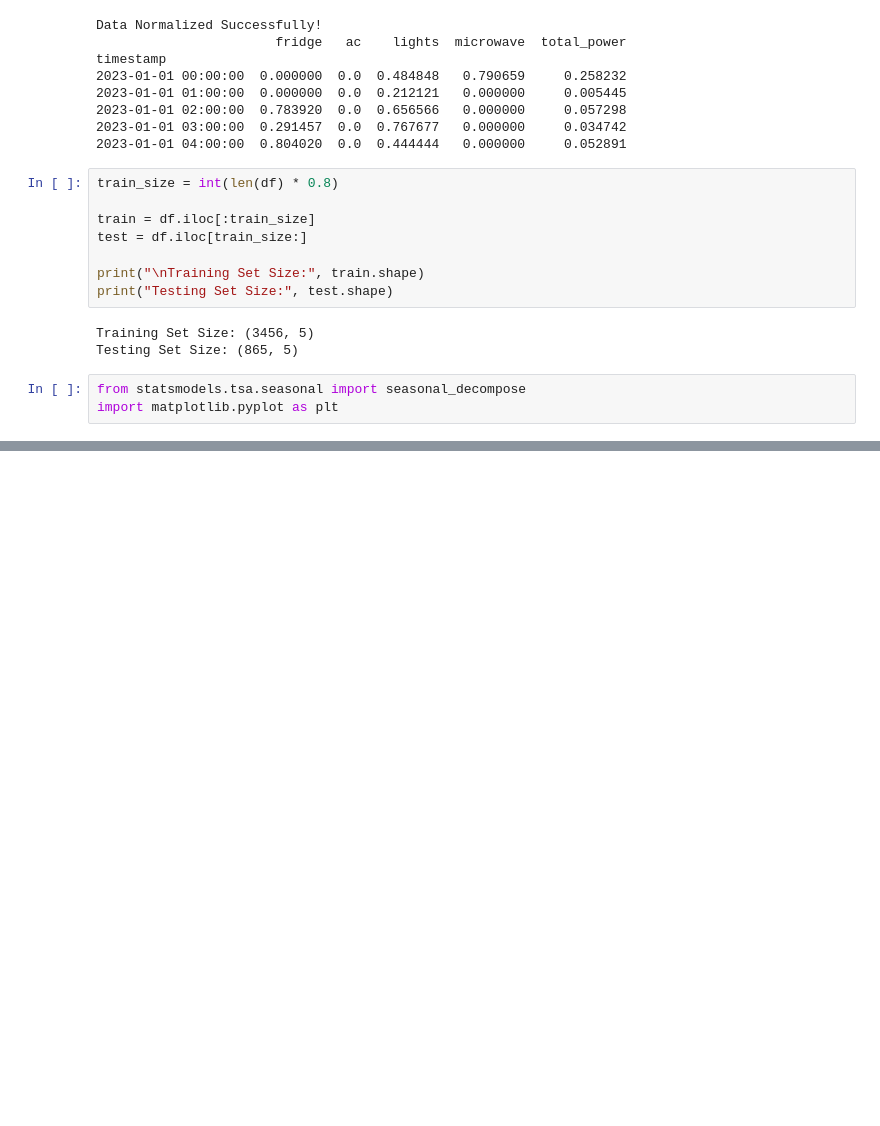
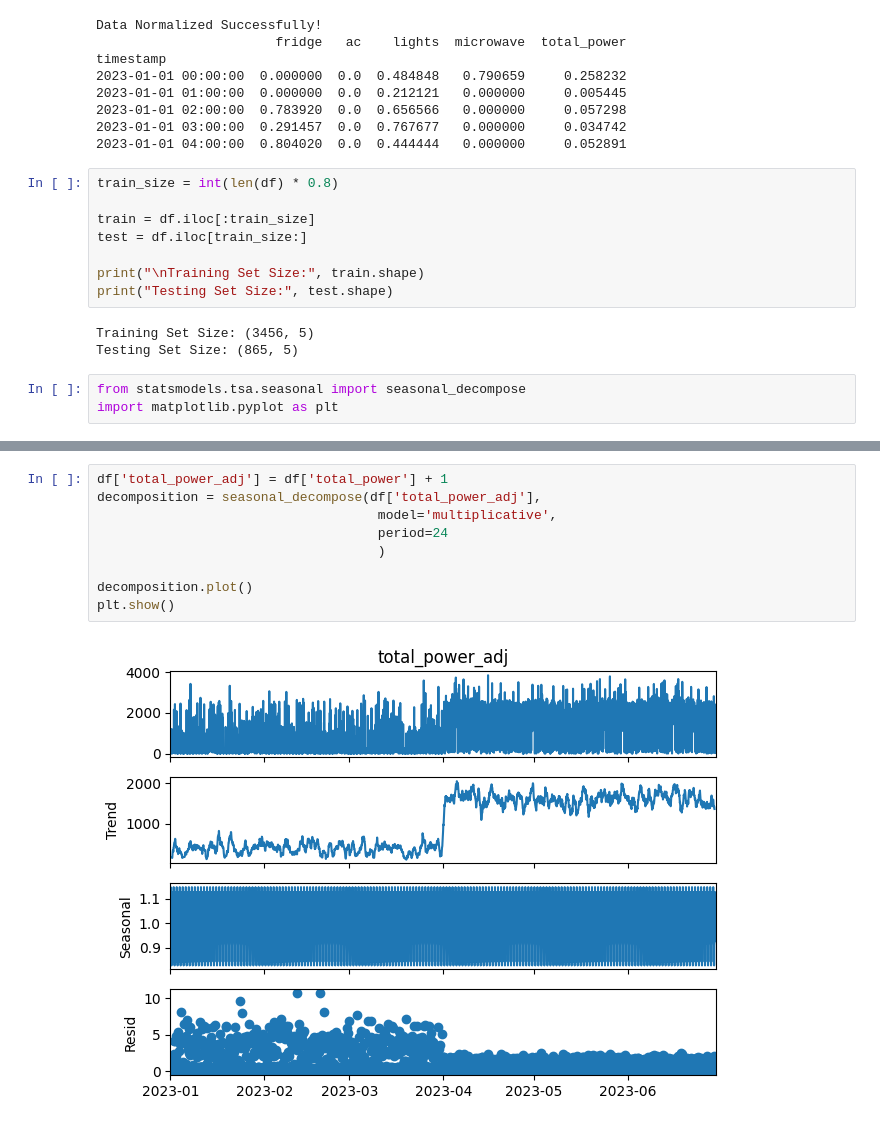
Before and after one commit to mailech/SmartEnergy-Consumption, a Jupyter notebook: Data.ipynb, the cells around one changed output, grey strips where cells are left out. Cells and saved outputs as stored; diff of their text form; blank space fills up the shorter version.

```diff
--- a/Data.ipynb
+++ b/Data.ipynb
@@ -220,0 +239,11 @@ plt.show()
+# %%
+df['total_power_adj'] = df['total_power'] + 1
+decomposition = seasonal_decompose(df['total_power_adj'],
+                                    model='multiplicative',
+                                    period=24
+                                    )
+
+decomposition.plot()
+plt.show()
+# %% [output]
+[figure, added]
```
Also changed, not shown: parts of 9 cells of this notebook.
